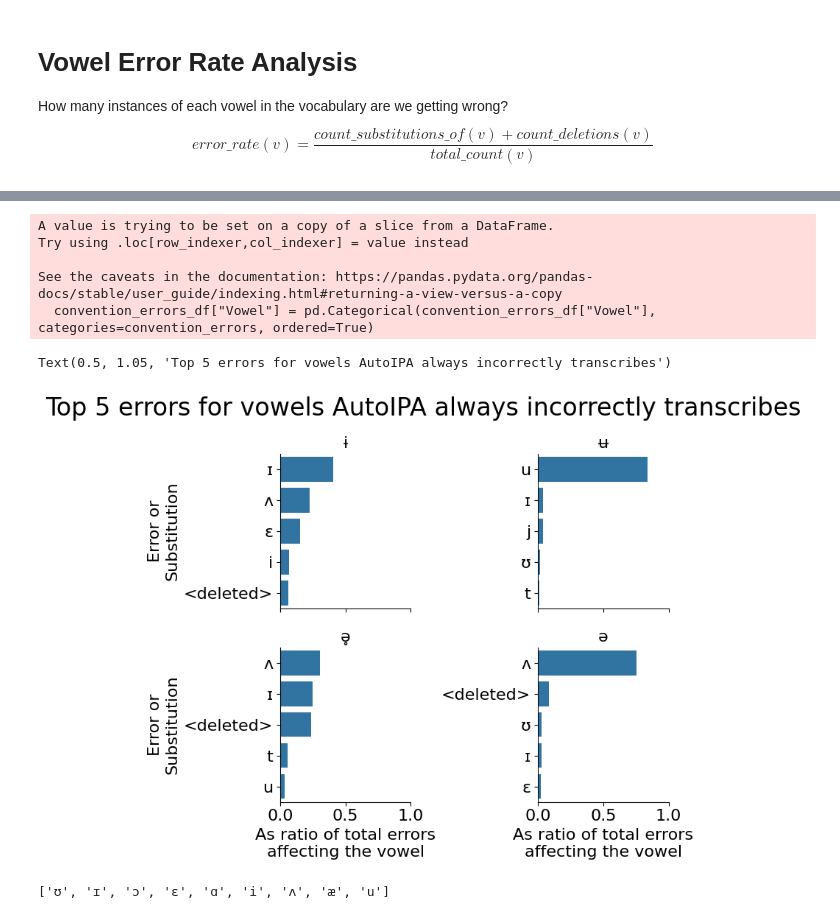
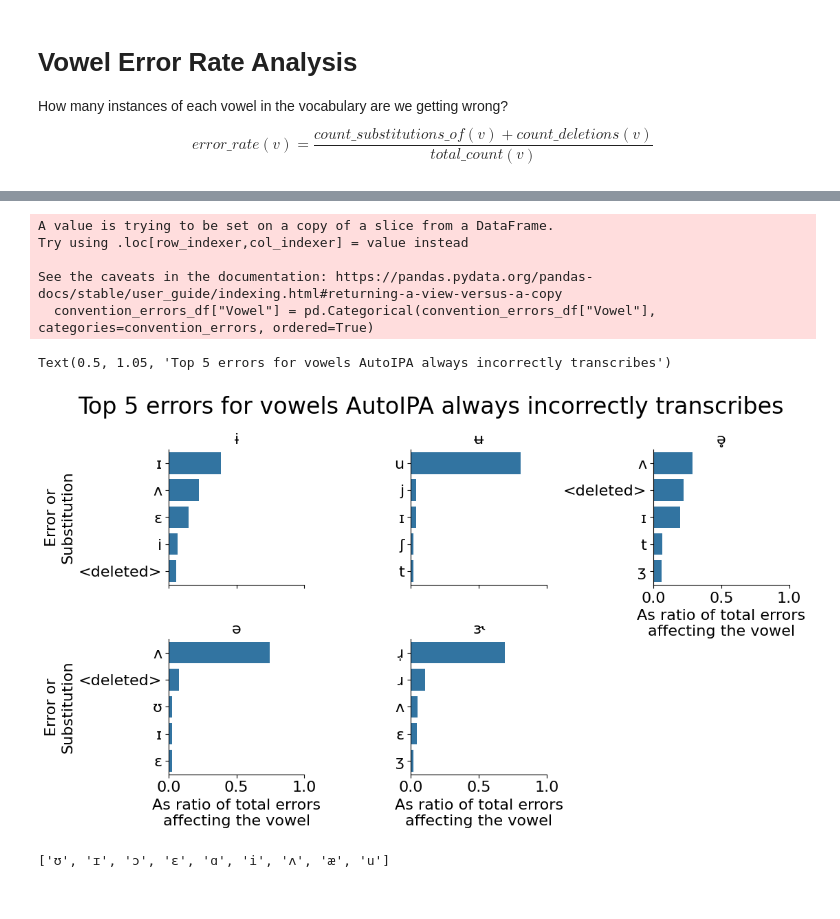
Before and after one commit to ginic/multipa, a Jupyter notebook: notebooks/amp_presentation/timit_evaluation_analysis.ipynb, the cells around one changed output, grey strips where cells are left out. Cells and saved outputs as stored; diff of their text form; code cells hidden in the pictures.

Commit message:
Corrected handling of diphthongs in TIMIT results analysis

```diff
--- a/notebooks/amp_presentation/timit_evaluation_analysis.ipynb
+++ b/notebooks/amp_presentation/timit_evaluation_analysis.ipynb
@@ -209,22 +276,17 @@ Passing `palette` without assigning `hue` is deprecated and will be removed in v
+# %%
+sub_counter, del_counter, inserts_counter = tally_edit_distance_errors(full_edit_distance_analysis_df["ipa_tokens"], full_edit_distance_analysis_df["predicted_ipa_tokens"])
 # %%
-# Read and tally substitutions and deletions
-subs_df = pd.read_csv(EDIT_DIST_DIR / "ginic_full_dataset_train_3_wav2vec2-large-xlsr-53-buckeye-ipa_substitutions.csv")
-subs_records = subs_df.to_records(index=False)
-detailed_subs_counts = defaultdict(Counter)
+# Get subs and deletions in good format for analysis
+detailed_error_counts = defaultdict(Counter)
 subs_counts = Counter()
-for (original, sub, count) in subs_records:
-    subs_counts[original] += count
-    detailed_subs_counts[original][sub] += count
+for (sub_tuple, count) in sub_counter.items():
+    subs_counts[sub_tuple[0]] += count
+    detailed_error_counts[sub_tuple[0]][sub_tuple[1]] += count
 
 print("Substitution Counts:", subs_counts)
 
-dels_df = pd.read_csv(EDIT_DIST_DIR / "ginic_full_dataset_train_3_wav2vec2-large-xlsr-53-buckeye-ipa_deletions.csv")
-dels_records = dels_df.to_records(index=False)
-dels_counts = Counter()
-for (deleted, count) in dels_records:
-    dels_counts[deleted] += count
-    detailed_subs_counts[deleted]["<deleted>"] += count
+for (deleted, count) in del_counter.items():
+    detailed_error_counts[deleted]["<deleted>"] += count
 
-print("Deletion Counts:", dels_counts)
-print("Detailed Error Counts:", detailed_subs_counts)
+print("Detailed Error Counts:", detailed_error_counts)
 # %% [output]
@@ -234,9 +295,9 @@ Detailed Error Counts: defaultdict(<class 'collections.Counter'>, {'ɨ': Counter
 # %%
 # Compute vowel error rates
 vowel_error_rates = {}
-for v in TIMIT_VOWELS:
+for v in TIMIT_VOWELS + TIMIT_DIPHTHONGS:
     subs_count = subs_counts[v] if v in subs_counts else 0
-    dels_count = dels_counts[v] if v in dels_counts else 0
+    dels_count = del_counter[v] if v in del_counter else 0
     ver = (subs_count + dels_count)/ (vowel_counts[v] if v in vowel_counts else 0)
     vowel_error_rates[v] = ver
 
@@ -288,7 +349,7 @@ print(interesting_vowels)
 
 interesting_errors = []
 for v in interesting_vowels:
-    for error, count in detailed_subs_counts[v].items():
+    for error, count in detailed_error_counts[v].items():
         interesting_errors.append((v, error, count))
 
 interesting_errors_df = pd.DataFrame(interesting_errors, columns=["Vowel", "Error", "Count"])
@@ -329,22 +390,22 @@ display(top_errors_df.head(20))
 # %%
-convention_errors=["ɨ", "ʉ", "ə̥", "ə"]
+convention_errors=["ɨ", "ʉ", "ə̥", "ə", "ɝ"]
 
 convention_errors_df = top_errors_df[top_errors_df["Vowel"].isin(convention_errors)]
 convention_errors_df["Vowel"] = pd.Categorical(convention_errors_df["Vowel"], categories=convention_errors, ordered=True)
-g = sns.FacetGrid(convention_errors_df, col="Vowel", col_wrap=2, sharey=False, xlim=(0, 1), aspect=1.25)
+g = sns.FacetGrid(convention_errors_df, col="Vowel", col_wrap=3, sharey=False, xlim=(0, 1), aspect=1.25)
 g.map_dataframe(sns.barplot, x="Ratio of Vowel's Errors", y="Error", orient="h")
 g.set_titles(col_template="{col_name}")
 g.set_ylabels("Error or\nSubstitution")
 g.set_xlabels("As ratio of total errors\naffecting the vowel")
 g.fig.suptitle("Top 5 errors for vowels AutoIPA always incorrectly transcribes", fontsize=24, y=1.05)
 # %% [output]
 A value is trying to be set on a copy of a slice from a DataFrame.
 Try using .loc[row_indexer,col_indexer] = value instead
 
 See the caveats in the documentation: https://pandas.pydata.org/pandas-docs/stable/user_guide/indexing.html#returning-a-view-versus-a-copy
   convention_errors_df["Vowel"] = pd.Categorical(convention_errors_df["Vowel"], categories=convention_errors, ordered=True)
 Text(0.5, 1.05, 'Top 5 errors for vowels AutoIPA always incorrectly transcribes')
-[figure, old version]
+[figure, new version]
 # %%
 not_convention_errors = [v for v in interesting_vowels if v not in convention_errors]
 print(not_convention_errors)
```
Also changed, not shown: parts of 11 cells of this notebook.
